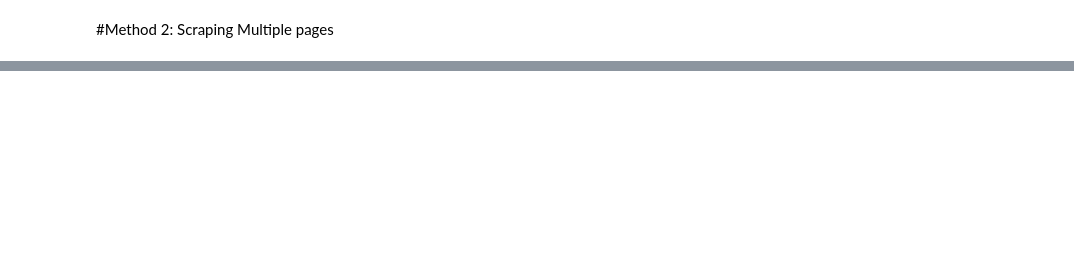
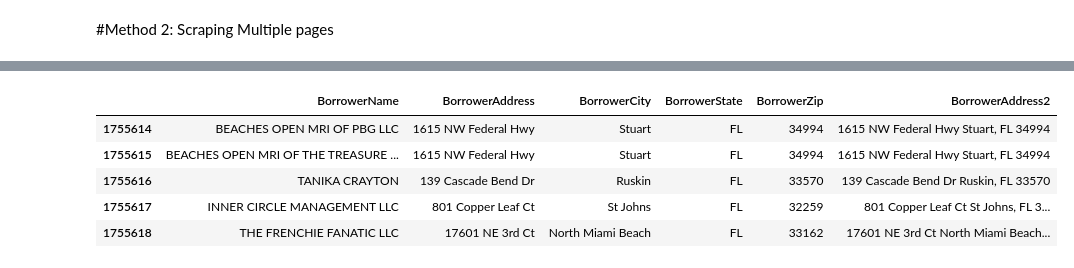
Before and after one commit to gebuh/team-74-capstone, a Jupyter notebook: scripts/fl.ipynb, the cells around one changed output, grey strips where cells are left out. Drawn from its saved outputs; the diff is of its cells as text; code cells hidden in the pictures; blank space fills up the shorter version.

```diff
--- a/scripts/fl.ipynb
+++ b/scripts/fl.ipynb
@@ -72,0 +87,8 @@ AttributeError: ignored
+# %%
+fl = df[df['BorrowerState'] == 'FL']
+# %%
+fl = fl[['BorrowerName','BorrowerAddress','BorrowerCity','BorrowerState', 'BorrowerZip']]
+# %%
+fl['BorrowerZip'] = fl['BorrowerZip'].str.split('-').str[0]
+# %%
+fl['BorrowerAddress2'] = fl['BorrowerAddress'] + ' ' + fl['BorrowerCity'] + ', ' + fl['BorrowerState'] + ' ' + fl['BorrowerZip']
@@ -72,0 +99,9 @@ AttributeError: ignored
+# %%
+fl.head()
+# %% [output]
+|  | BorrowerName | BorrowerAddress | BorrowerCity | BorrowerState | BorrowerZip | BorrowerAddress2 |
+| 1755614 | BEACHES OPEN MRI OF PBG LLC | 1615 NW Federal Hwy | Stuart | FL | 34994 | 1615 NW Federal Hwy Stuart, FL 34994 |
+| 1755615 | BEACHES OPEN MRI OF THE TREASURE ... | 1615 NW Federal Hwy | Stuart | FL | 34994 | 1615 NW Federal Hwy Stuart, FL 34994 |
+| 1755616 | TANIKA CRAYTON | 139 Cascade Bend Dr | Ruskin | FL | 33570 | 139 Cascade Bend Dr Ruskin, FL 33570 |
+| 1755617 | INNER CIRCLE MANAGEMENT LLC | 801 Copper Leaf Ct | St Johns | FL | 32259 | 801 Copper Leaf Ct St Johns, FL 3... |
+| 1755618 | THE FRENCHIE FANATIC LLC | 17601 NE 3rd Ct | North Miami Beach | FL | 33162 | 17601 NE 3rd Ct North Miami Beach... |
```
Also changed, not shown: parts of 21 cells of this notebook.
